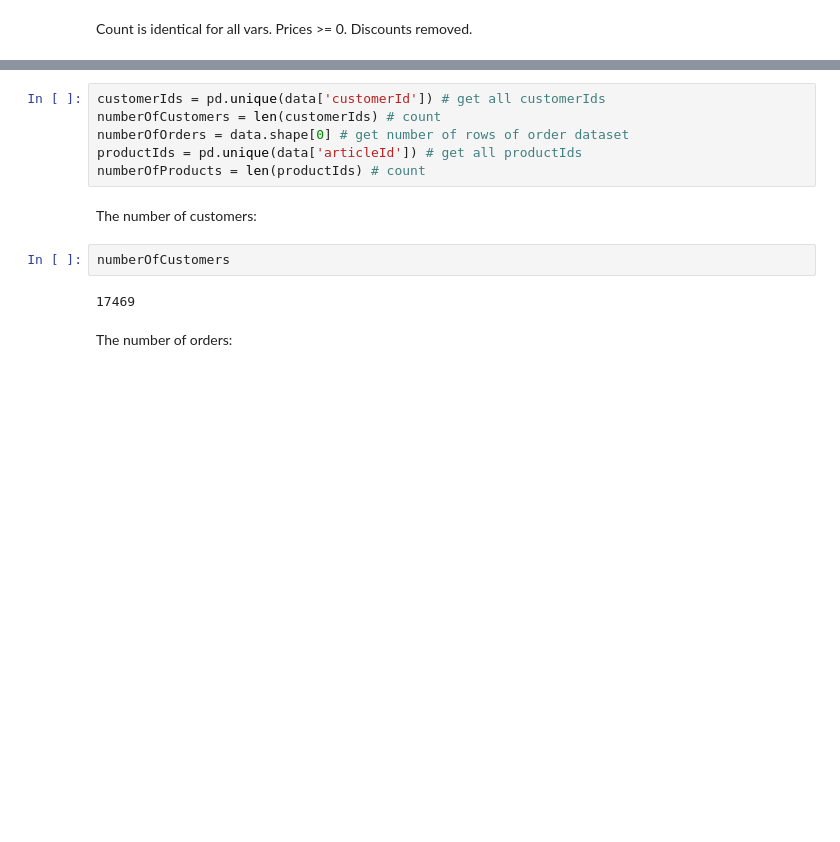
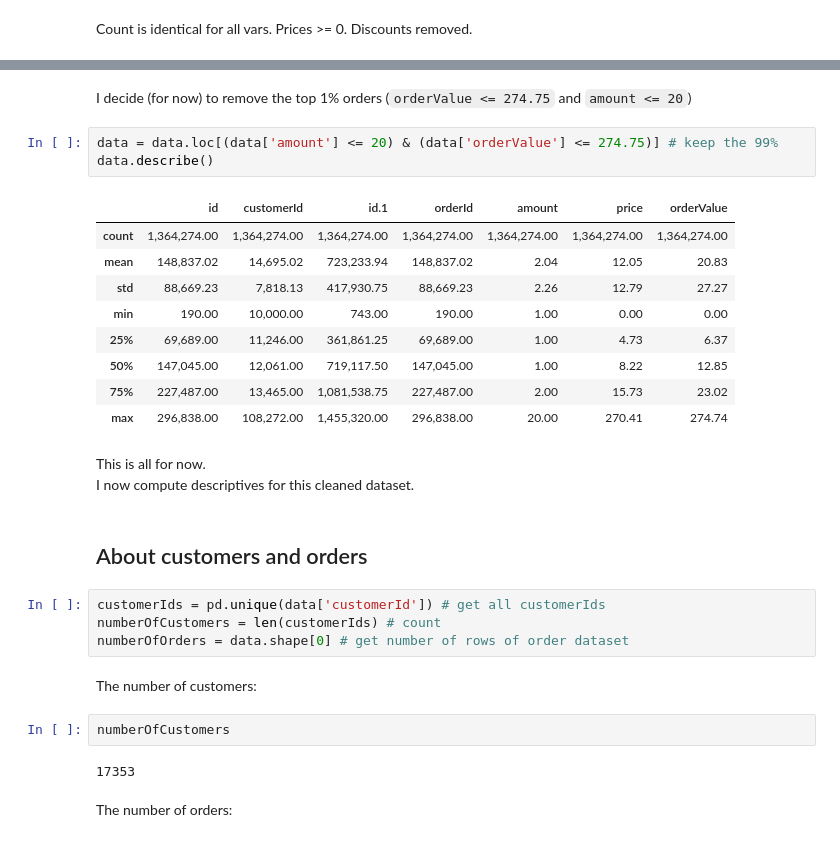
Before and after one commit to shachar-r/Profit-RS, a Jupyter notebook: Jörn - Pegasus summary statistics.ipynb, the cells around one changed output, grey strips where cells are left out. Saved outputs shown, nothing was run; the diff lists cells and outputs as text; blank space fills up the shorter version.

```diff
--- a/Jörn - Pegasus summary statistics.ipynb
+++ b/Jörn - Pegasus summary statistics.ipynb
@@ -84,15 +108,33 @@ data.describe()
+# %% [markdown]
+I decide (for now) to remove the top 1% orders (`orderValue <= 274.75` and `amount <= 20`)
+# %%
+data = data.loc[(data['amount'] <= 20) & (data['orderValue'] <= 274.75)] # keep the 99%
+data.describe()
+# %% [output]
+|  | id | customerId | id.1 | orderId | amount | price | orderValue |
+| count | 1,364,274.00 | 1,364,274.00 | 1,364,274.00 | 1,364,274.00 | 1,364,274.00 | 1,364,274.00 | 1,364,274.00 |
+| mean | 148,837.02 | 14,695.02 | 723,233.94 | 148,837.02 | 2.04 | 12.05 | 20.83 |
+| std | 88,669.23 | 7,818.13 | 417,930.75 | 88,669.23 | 2.26 | 12.79 | 27.27 |
+| min | 190.00 | 10,000.00 | 743.00 | 190.00 | 1.00 | 0.00 | 0.00 |
+| 25% | 69,689.00 | 11,246.00 | 361,861.25 | 69,689.00 | 1.00 | 4.73 | 6.37 |
+| 50% | 147,045.00 | 12,061.00 | 719,117.50 | 147,045.00 | 1.00 | 8.22 | 12.85 |
+| 75% | 227,487.00 | 13,465.00 | 1,081,538.75 | 227,487.00 | 2.00 | 15.73 | 23.02 |
+| max | 296,838.00 | 108,272.00 | 1,455,320.00 | 296,838.00 | 20.00 | 270.41 | 274.74 |
+# %% [markdown]
+This is all for now.
+I now compute descriptives for this cleaned dataset.
+# %% [markdown]
+## About customers and orders
 # %%
 customerIds = pd.unique(data['customerId']) # get all customerIds
 numberOfCustomers = len(customerIds) # count
 numberOfOrders = data.shape[0] # get number of rows of order dataset
-productIds = pd.unique(data['articleId']) # get all productIds
-numberOfProducts = len(productIds) # count
 # %% [markdown]
 The number of customers:
 # %%
 numberOfCustomers
 # %% [output]
-17469
+17353
 # %% [markdown]
 The number of
 orders:
```
Also changed, not shown: parts of 27 cells of this notebook.
